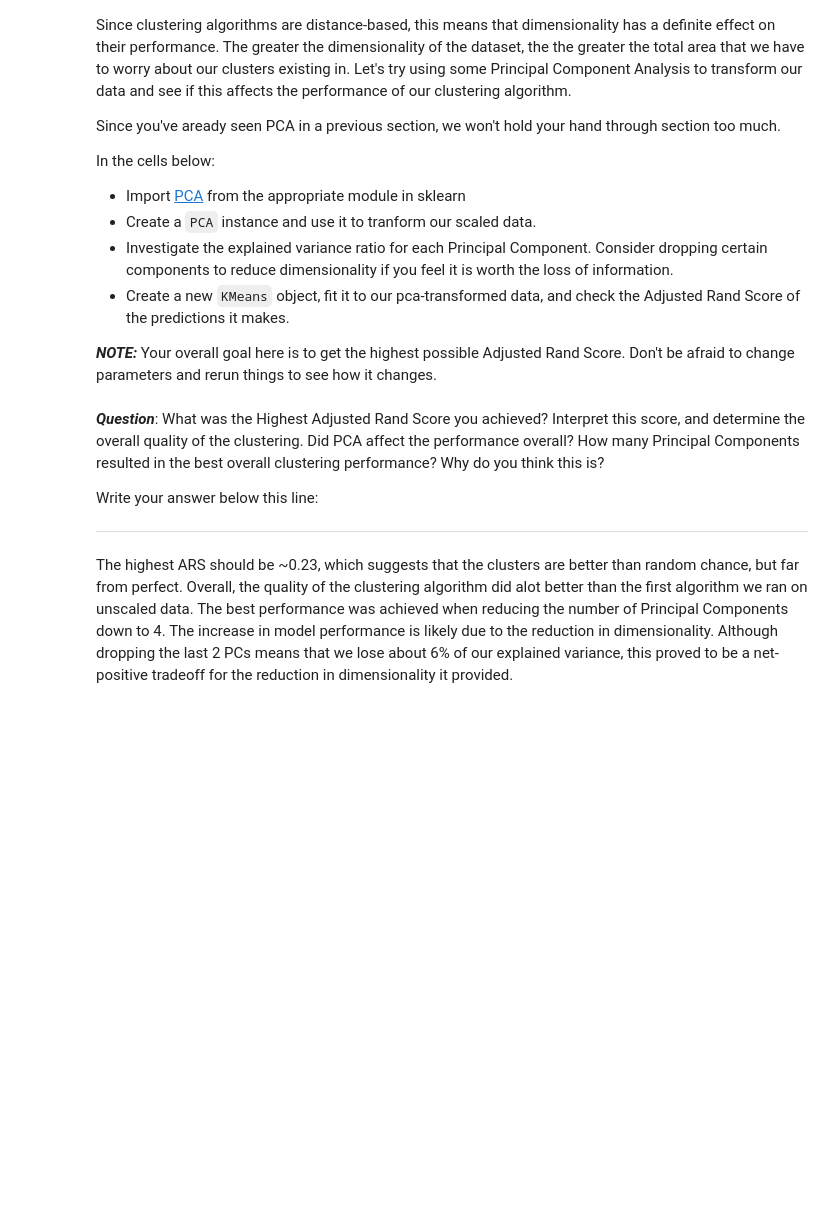
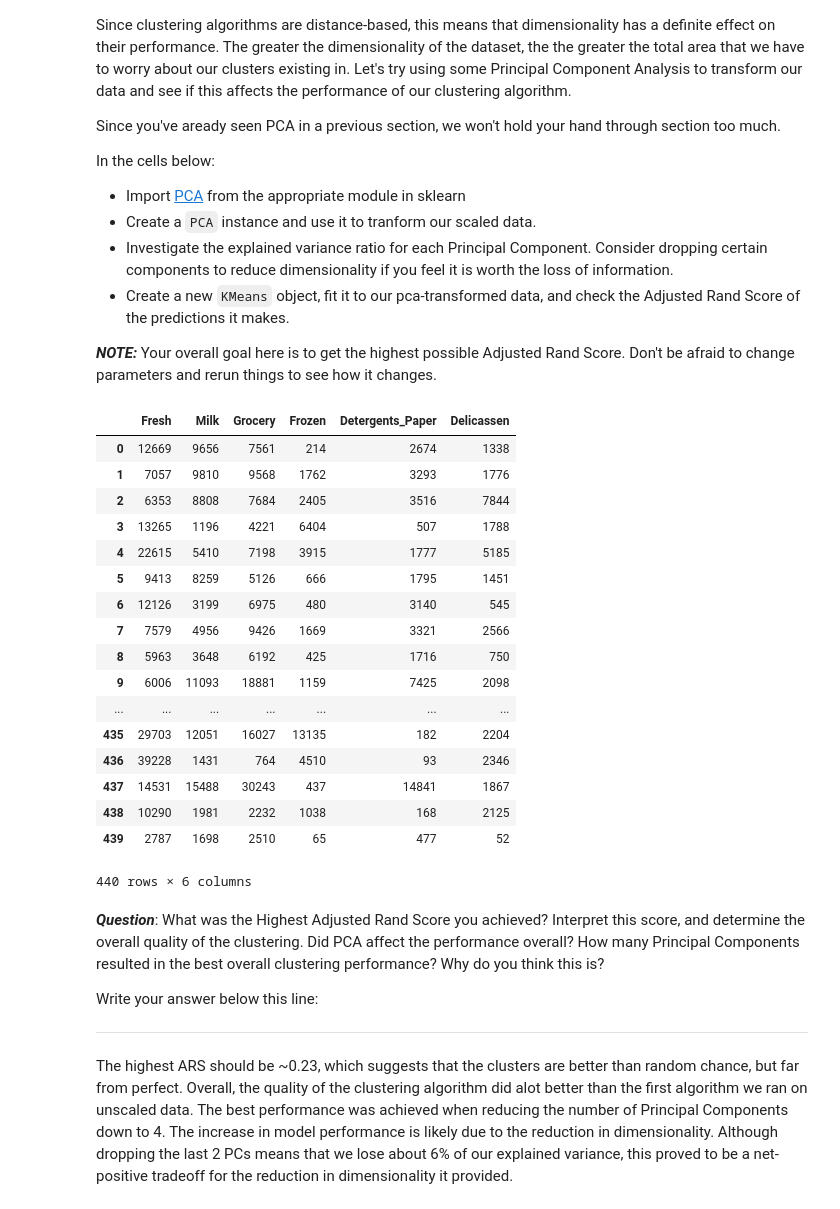
Before and after one commit to as6140/dsc-3-35-09-market-segmentation-with-clustering-lab-seattle-ds-career-040119, a Jupyter notebook: index.ipynb, the cells around one changed output. Saved outputs shown, nothing was run; the diff lists cells and outputs as text; code cells hidden in the pictures; blank space fills up the shorter version.

```diff
--- a/index.ipynb
+++ b/index.ipynb
@@ -180,6 +180,27 @@ In the cells below:
 **_NOTE:_** Your overall goal here is to get the highest possible Adjusted Rand Score. Don't be afraid to change parameters and rerun things to see how it changes.
 # %%
 from sklearn.decomposition import PCA
+# %%
+df
+# %% [output]
+|  | Fresh | Milk | Grocery | Frozen | Detergents_Paper | Delicassen |
+| 0 | 12669 | 9656 | 7561 | 214 | 2674 | 1338 |
+| 1 | 7057 | 9810 | 9568 | 1762 | 3293 | 1776 |
+| 2 | 6353 | 8808 | 7684 | 2405 | 3516 | 7844 |
+| 3 | 13265 | 1196 | 4221 | 6404 | 507 | 1788 |
+| 4 | 22615 | 5410 | 7198 | 3915 | 1777 | 5185 |
+| 5 | 9413 | 8259 | 5126 | 666 | 1795 | 1451 |
+| 6 | 12126 | 3199 | 6975 | 480 | 3140 | 545 |
+| 7 | 7579 | 4956 | 9426 | 1669 | 3321 | 2566 |
+| 8 | 5963 | 3648 | 6192 | 425 | 1716 | 750 |
+| 9 | 6006 | 11093 | 18881 | 1159 | 7425 | 2098 |
+| ... | ... | ... | ... | ... | ... | ... |
+| 435 | 29703 | 12051 | 16027 | 13135 | 182 | 2204 |
+| 436 | 39228 | 1431 | 764 | 4510 | 93 | 2346 |
+| 437 | 14531 | 15488 | 30243 | 437 | 14841 | 1867 |
+| 438 | 10290 | 1981 | 2232 | 1038 | 168 | 2125 |
+| 439 | 2787 | 1698 | 2510 | 65 | 477 | 52 |
+440 rows × 6 columns
 # %%
 pca = PCA(n_components=3)
 pca.fit(df)
```
